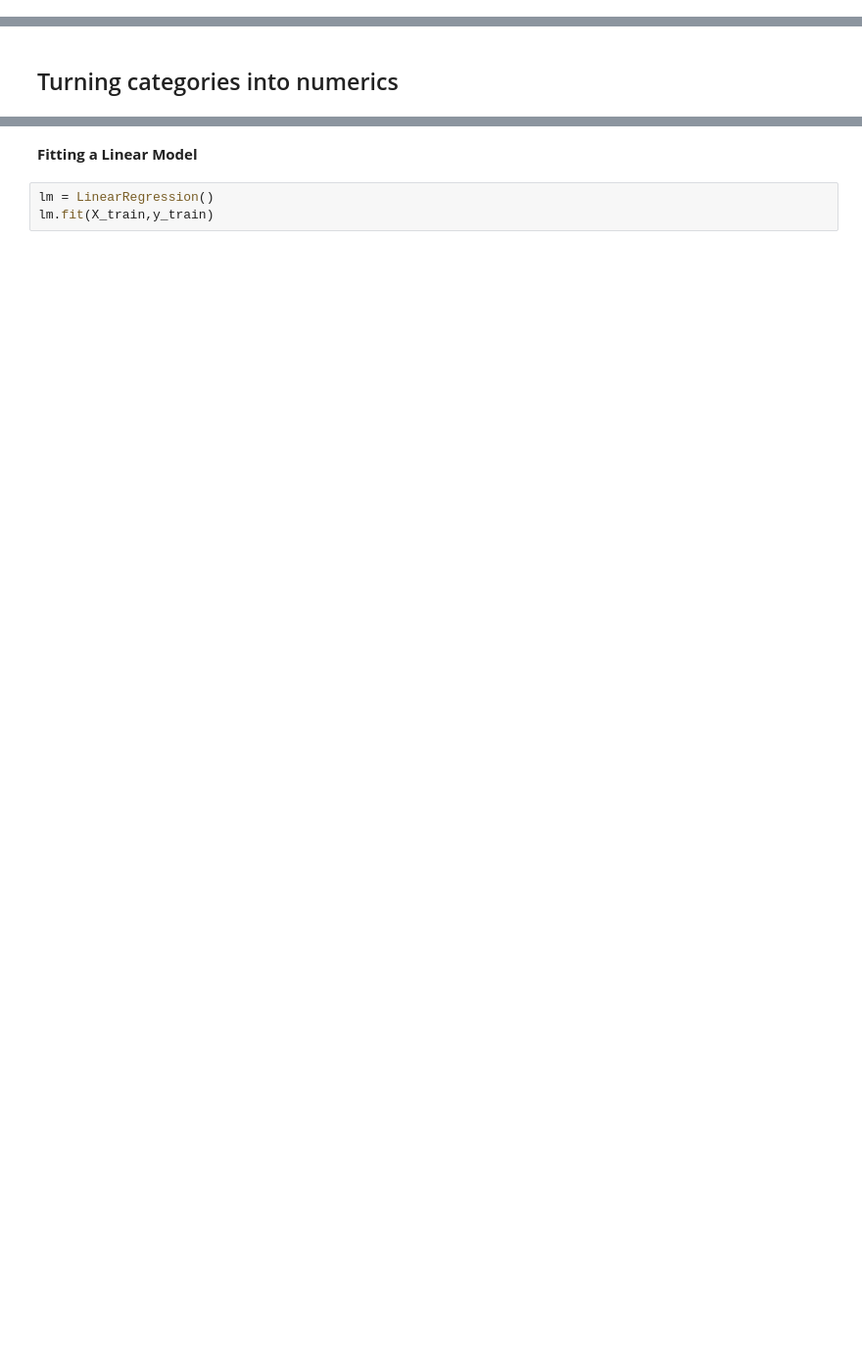
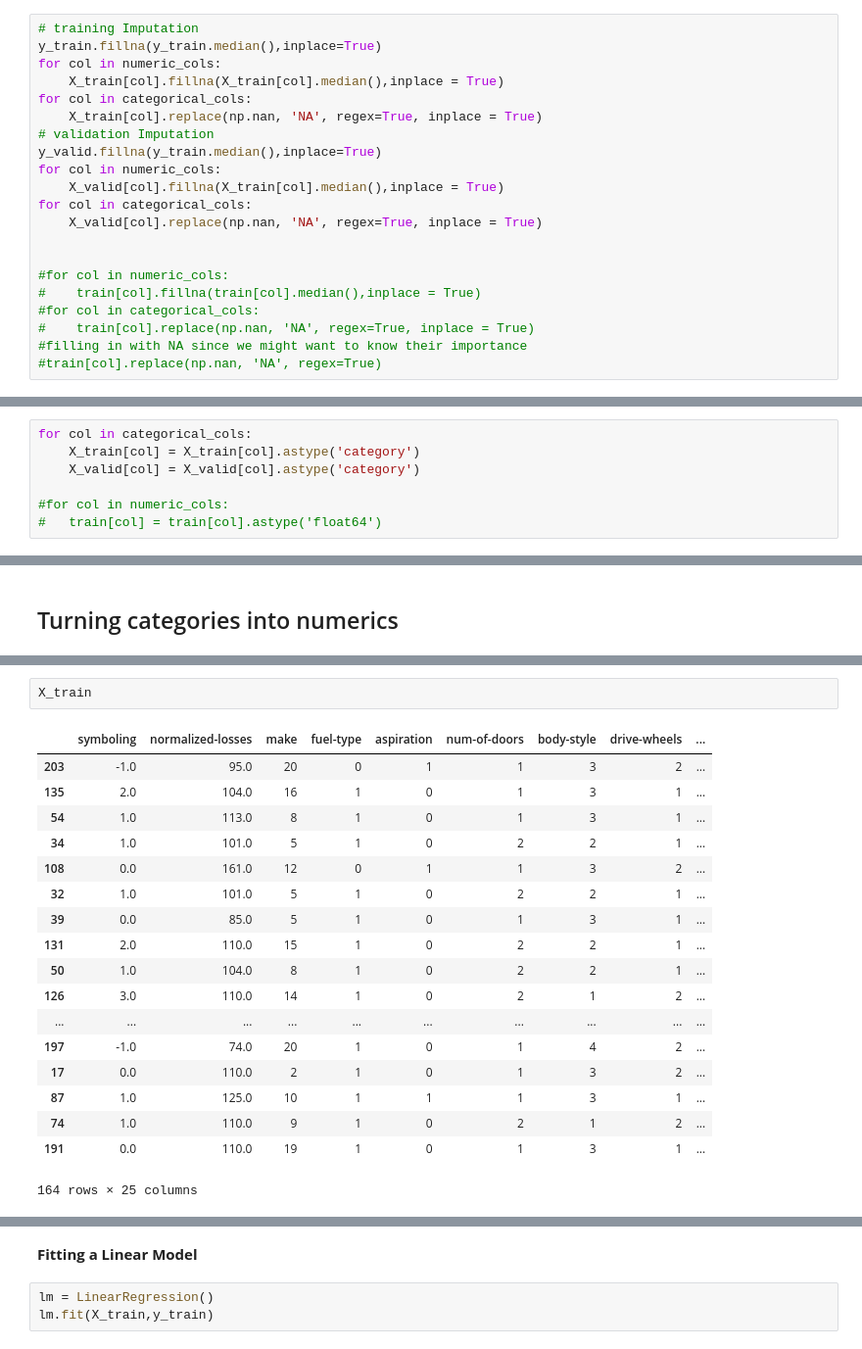
Before and after one commit to smortezavi/bergs, a Jupyter notebook: tmp-ML-finalsample-question2.ipynb, the cells around one changed output, grey strips where cells are left out. Shown at 98% size. Drawn from its saved outputs; the diff is of its cells as text; blank space fills up the shorter version.

```diff
--- a/tmp-ML-finalsample-question2.ipynb
+++ b/tmp-ML-finalsample-question2.ipynb
@@ -324,0 +399,21 @@ dtype: object
+# %%
+# training Imputation
+y_train.fillna(y_train.median(),inplace=True)
+for col in numeric_cols:
+    X_train[col].fillna(X_train[col].median(),inplace = True)
+for col in categorical_cols:
+    X_train[col].replace(np.nan, 'NA', regex=True, inplace = True)
+# validation Imputation
+y_valid.fillna(y_train.median(),inplace=True)
+for col in numeric_cols:
+    X_valid[col].fillna(X_train[col].median(),inplace = True)
+for col in categorical_cols:
+    X_valid[col].replace(np.nan, 'NA', regex=True, inplace = True)
+
+
+#for col in numeric_cols:
+#    train[col].fillna(train[col].median(),inplace = True)
+#for col in categorical_cols:
+#    train[col].replace(np.nan, 'NA', regex=True, inplace = True)
+#filling in with NA since we might want to know their importance
+#train[col].replace(np.nan, 'NA', regex=True)
@@ -324,0 +429,7 @@ dtype: object
+# %%
+for col in categorical_cols:
+    X_train[col] = X_train[col].astype('category')
+    X_valid[col] = X_valid[col].astype('category')
+
+#for col in numeric_cols:
+#   train[col] = train[col].astype('float64')
@@ -524,0 +590,21 @@ X_train, X_valid, y_train, y_valid = train_test_split(X,y, test_size=.2)
+# %%
+X_train
+# %% [output]
+|  | symboling | normalized-losses | make | fuel-type | aspiration | num-of-doors | body-style | drive-wheels | ... |
+| 203 | -1.0 | 95.0 | 20 | 0 | 1 | 1 | 3 | 2 | ... |
+| 135 | 2.0 | 104.0 | 16 | 1 | 0 | 1 | 3 | 1 | ... |
+| 54 | 1.0 | 113.0 | 8 | 1 | 0 | 1 | 3 | 1 | ... |
+| 34 | 1.0 | 101.0 | 5 | 1 | 0 | 2 | 2 | 1 | ... |
+| 108 | 0.0 | 161.0 | 12 | 0 | 1 | 1 | 3 | 2 | ... |
+| 32 | 1.0 | 101.0 | 5 | 1 | 0 | 2 | 2 | 1 | ... |
+| 39 | 0.0 | 85.0 | 5 | 1 | 0 | 1 | 3 | 1 | ... |
+| 131 | 2.0 | 110.0 | 15 | 1 | 0 | 2 | 2 | 1 | ... |
+| 50 | 1.0 | 104.0 | 8 | 1 | 0 | 2 | 2 | 1 | ... |
+| 126 | 3.0 | 110.0 | 14 | 1 | 0 | 2 | 1 | 2 | ... |
+| ... | ... | ... | ... | ... | ... | ... | ... | ... | ... |
+| 197 | -1.0 | 74.0 | 20 | 1 | 0 | 1 | 4 | 2 | ... |
+| 17 | 0.0 | 110.0 | 2 | 1 | 0 | 1 | 3 | 2 | ... |
+| 87 | 1.0 | 125.0 | 10 | 1 | 1 | 1 | 3 | 1 | ... |
+| 74 | 1.0 | 110.0 | 9 | 1 | 0 | 2 | 1 | 2 | ... |
+| 191 | 0.0 | 110.0 | 19 | 1 | 0 | 1 | 3 | 1 | ... |
+164 rows × 25 columns
```
Also changed, not shown: parts of 80 cells of this notebook, 9 other files.
